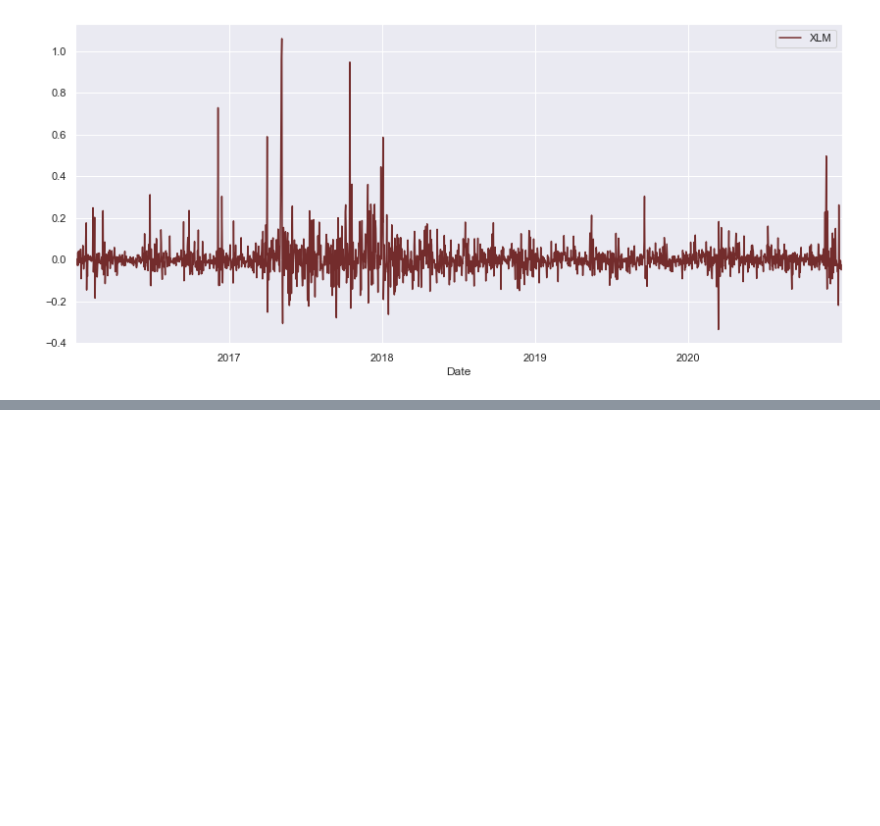
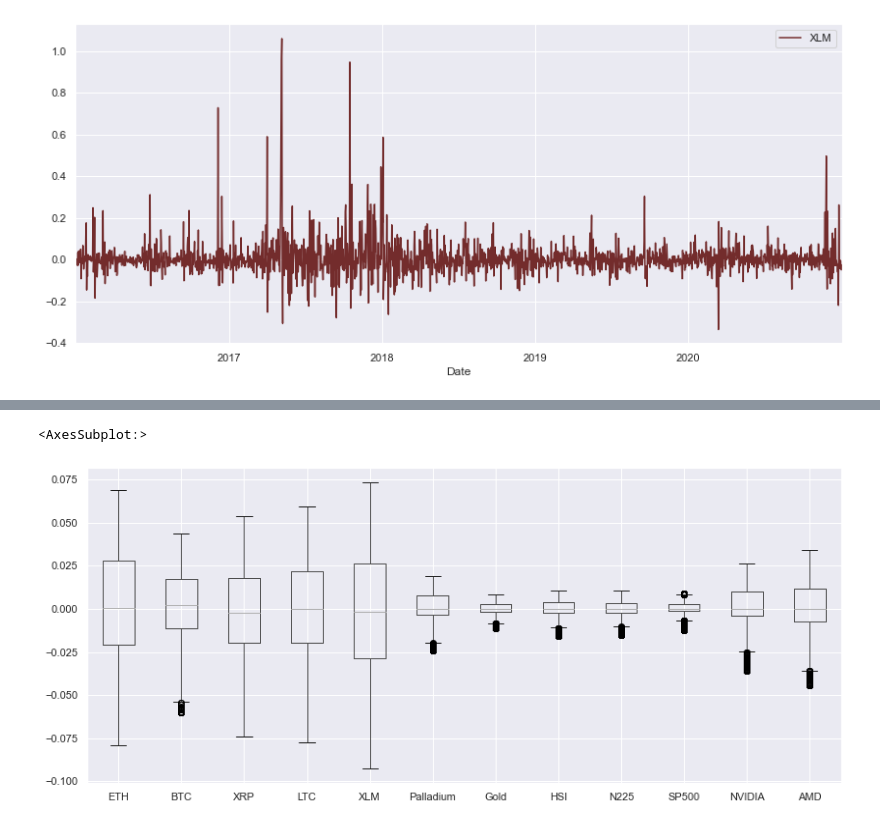
Before and after one commit to billmono95/TESI-LAUREA-MAGISTRALE, a Jupyter notebook: ExploratoryAnalysis.ipynb, the cells around one changed output, grey strips where cells are left out. Drawn from its saved outputs; the diff is of its cells as text; code cells hidden in the pictures; blank space fills up the shorter version.

Commit message:
Handle outliers

```diff
--- a/ExploratoryAnalysis.ipynb
+++ b/ExploratoryAnalysis.ipynb
@@ -243,0 +344,12 @@ for i in list_return:
+# %%
+#Function to treat outliers
+def treat_outliers(dataframe):
+    cols = list(dataframe)
+    for col in cols:
+        if col in dataframe.select_dtypes(include=np.number).columns:
+            dataframe[col] = winsorize(dataframe[col], limits=[0.05, 0.1],inclusive=(True, True))
+
+    return dataframe
+
+
+df_return2 = treat_outliers(df_return)
@@ -243,0 +372,5 @@ for i in list_return:
+# %%
+df_return2.boxplot()
+# %% [output]
+<AxesSubplot:>
+[figure, added]
```
Also changed, not shown: parts of 10 cells of this notebook.
